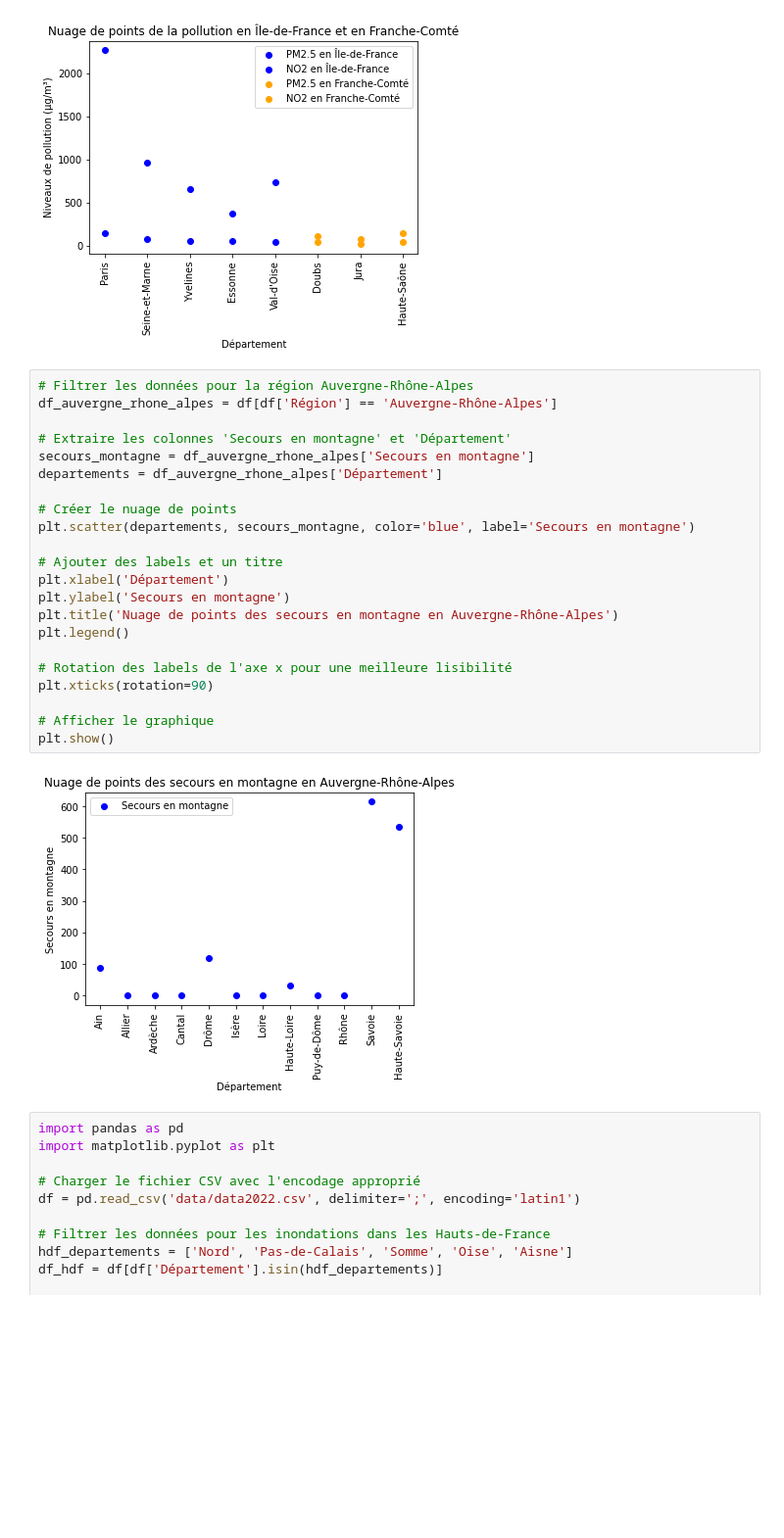
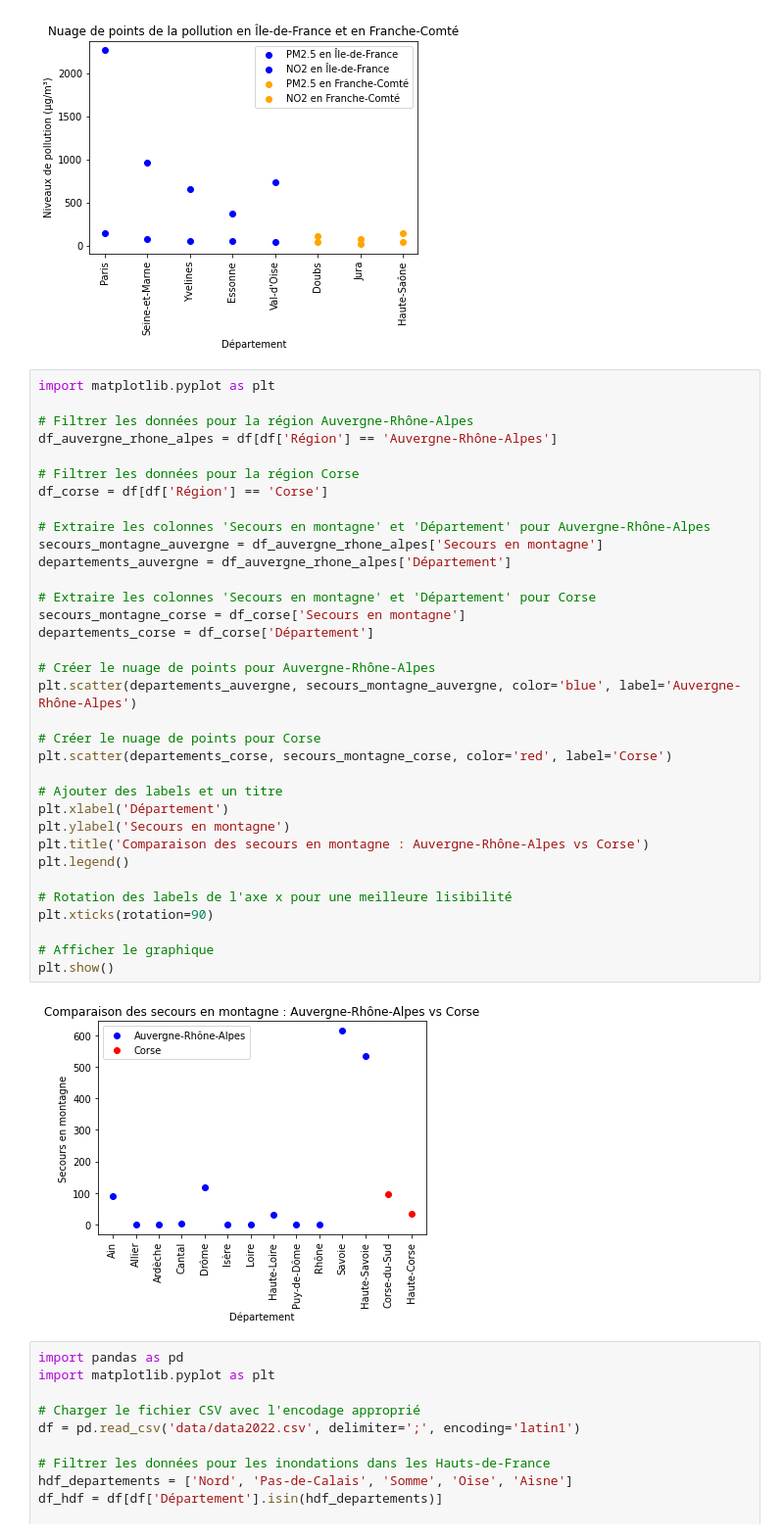
Before and after one commit to Clement-Szewczyk/L3SDN_Projet_Proba, a Jupyter notebook: Projet.ipynb, the cells around one changed output. Shown at 98% size. Saved outputs shown, nothing was run; the diff lists cells and outputs as text; blank space fills up the shorter version.

Commit message:
correction nuage de point

```diff
--- a/Projet.ipynb
+++ b/Projet.ipynb
@@ -491,29 +491,41 @@ plt.show()
 # %% [output]
 [figure]
 # %%
+import matplotlib.pyplot as plt
+
 # Filtrer les données pour la région Auvergne-Rhône-Alpes
 df_auvergne_rhone_alpes = df[df['Région'] == 'Auvergne-Rhône-Alpes']
 
-# Extraire les colonnes 'Secours en montagne' et 'Département'
-secours_montagne = df_auvergne_rhone_alpes['Secours en montagne']
-departements = df_auvergne_rhone_alpes['Département']
+# Filtrer les données pour la région Corse
+df_corse = df[df['Région'] == 'Corse']
 
-# Créer le nuage de points
-plt.scatter(departements, secours_montagne, color='blue', label='Secours en montagne')
+# Extraire les colonnes 'Secours en montagne' et 'Département' pour Auvergne-Rhône-Alpes
+secours_montagne_auvergne = df_auvergne_rhone_alpes['Secours en montagne']
+departements_auvergne = df_auvergne_rhone_alpes['Département']
+
+# Extraire les colonnes 'Secours en montagne' et 'Département' pour Corse
+secours_montagne_corse = df_corse['Secours en montagne']
+departements_corse = df_corse['Département']
+
+# Créer le nuage de points pour Auvergne-Rhône-Alpes
+plt.scatter(departements_auvergne, secours_montagne_auvergne, color='blue', label='Auvergne-Rhône-Alpes')
+
+# Créer le nuage de points pour Corse
+plt.scatter(departements_corse, secours_montagne_corse, color='red', label='Corse')
 
 # Ajouter des labels et un titre
 plt.xlabel('Département')
 plt.ylabel('Secours en montagne')
-plt.title('Nuage de points des secours en montagne en Auvergne-Rhône-Alpes')
+plt.title('Comparaison des secours en montagne : Auvergne-Rhône-Alpes vs Corse')
 plt.legend()
 
 # Rotation des labels de l'axe x pour une meilleure lisibilité
 plt.xticks(rotation=90)
 
 # Afficher le graphique
 plt.show()
 # %% [output]
-[figure, old version]
+[figure, new version]
 # %%
 import pandas as pd
 import matplotlib.pyplot as plt
```
Also changed, not shown: parts of 1 cell of this notebook.
